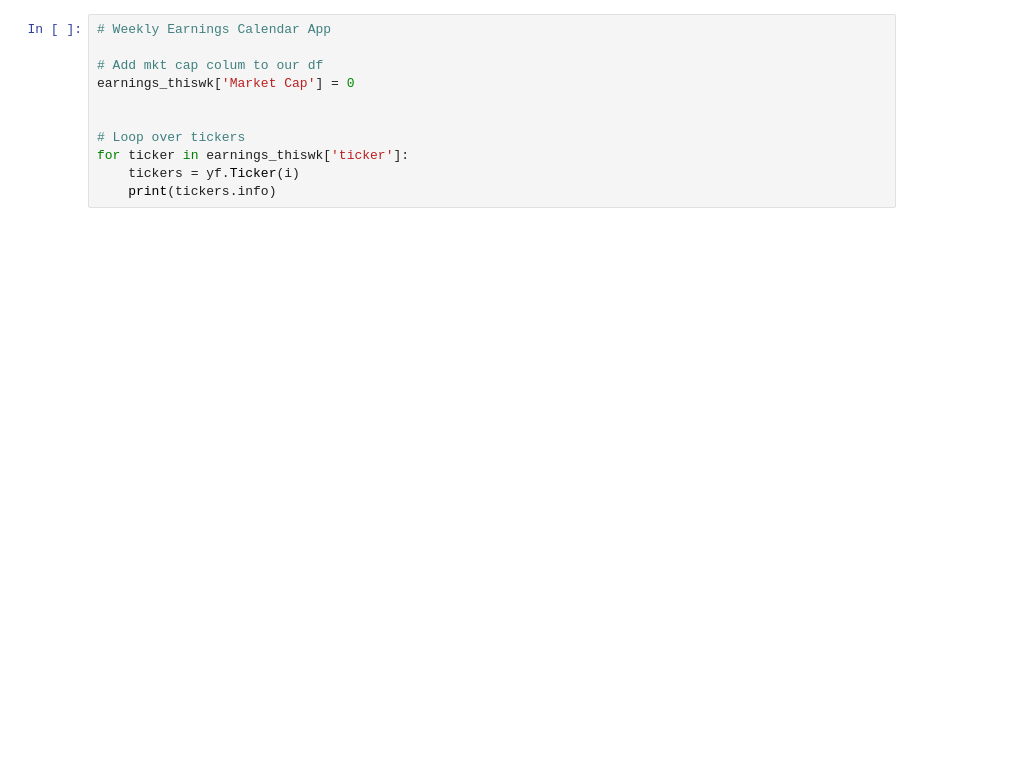
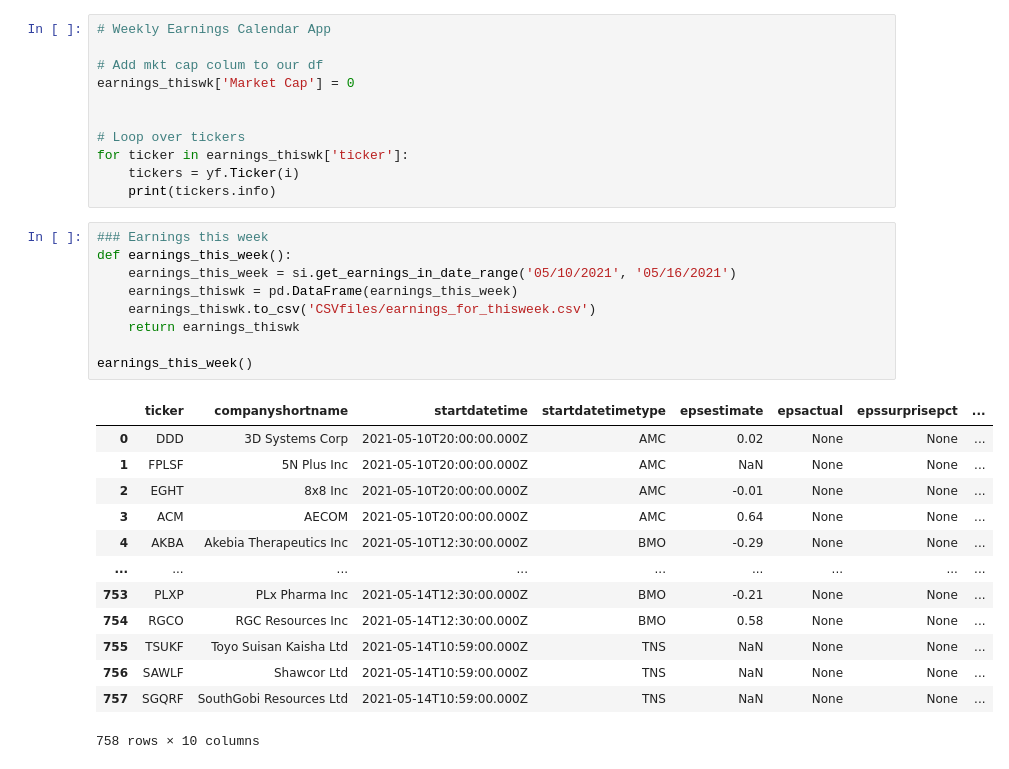
Before and after one commit to ryanhhogan3/financialintel, a Jupyter notebook: Outlines.ipynb, the cells around one changed output. Drawn from its saved outputs; the diff is of its cells as text; blank space fills up the shorter version.

```diff
--- a/Outlines.ipynb
+++ b/Outlines.ipynb
@@ -731,3 +747,26 @@ earnings_thiswk['Market Cap'] = 0
 for ticker in earnings_thiswk['ticker']:
     tickers = yf.Ticker(i)
     print(tickers.info)
+# %%
+### Earnings this week
+def earnings_this_week():
+    earnings_this_week = si.get_earnings_in_date_range('05/10/2021', '05/16/2021')
+    earnings_thiswk = pd.DataFrame(earnings_this_week)
+    earnings_thiswk.to_csv('CSVfiles/earnings_for_thisweek.csv')
+    return earnings_thiswk
+
+earnings_this_week()
+# %% [output]
+|  | ticker | companyshortname | startdatetime | startdatetimetype | epsestimate | epsactual | epssurprisepct | ... |
+| 0 | DDD | 3D Systems Corp | 2021-05-10T20:00:00.000Z | AMC | 0.02 | None | None | ... |
+| 1 | FPLSF | 5N Plus Inc | 2021-05-10T20:00:00.000Z | AMC | NaN | None | None | ... |
+| 2 | EGHT | 8x8 Inc | 2021-05-10T20:00:00.000Z | AMC | -0.01 | None | None | ... |
+| 3 | ACM | AECOM | 2021-05-10T20:00:00.000Z | AMC | 0.64 | None | None | ... |
+| 4 | AKBA | Akebia Therapeutics Inc | 2021-05-10T12:30:00.000Z | BMO | -0.29 | None | None | ... |
+| ... | ... | ... | ... | ... | ... | ... | ... | ... |
+| 753 | PLXP | PLx Pharma Inc | 2021-05-14T12:30:00.000Z | BMO | -0.21 | None | None | ... |
+| 754 | RGCO | RGC Resources Inc | 2021-05-14T12:30:00.000Z | BMO | 0.58 | None | None | ... |
+| 755 | TSUKF | Toyo Suisan Kaisha Ltd | 2021-05-14T10:59:00.000Z | TNS | NaN | None | None | ... |
+| 756 | SAWLF | Shawcor Ltd | 2021-05-14T10:59:00.000Z | TNS | NaN | None | None | ... |
+| 757 | SGQRF | SouthGobi Resources Ltd | 2021-05-14T10:59:00.000Z | TNS | NaN | None | None | ... |
+758 rows × 10 columns
```
Also changed, not shown: parts of 5 cells of this notebook, 4 other files.
